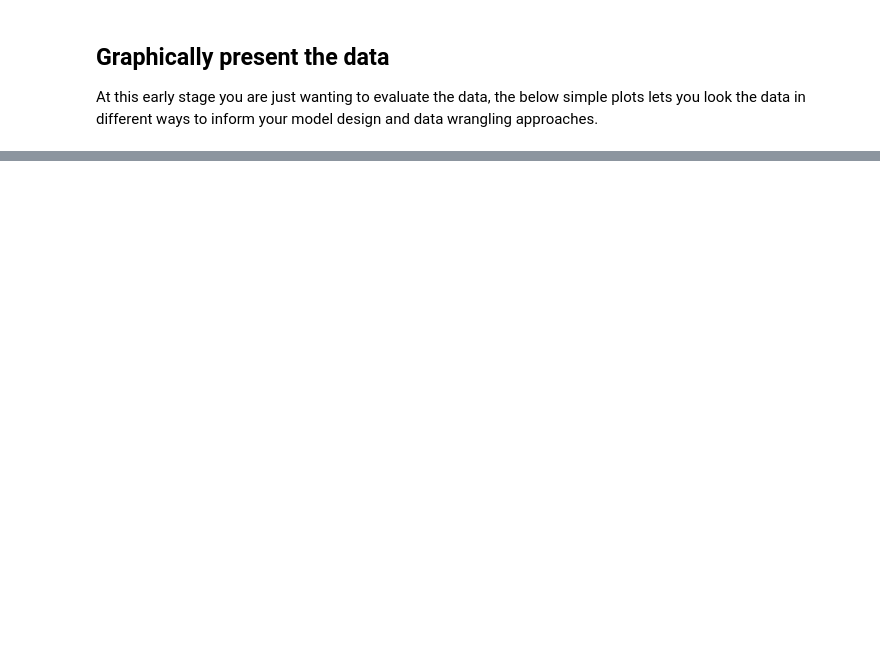
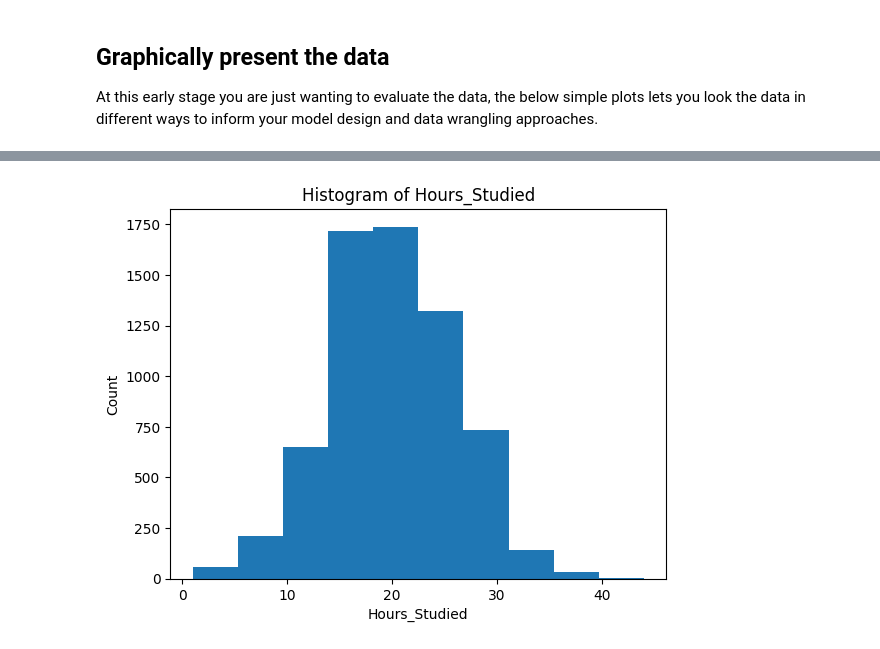
Before and after one commit to TempeHS/2025SE-MaxH-Task2, a Jupyter notebook: 1.Model_Development/1.1.Data_Wrangling/1.1.1.data_preview.ipynb, the cells around one changed output, grey strips where cells are left out. Drawn from its saved outputs; the diff is of its cells as text; code cells hidden in the pictures; blank space fills up the shorter version.

```diff
--- a/1.Model_Development/1.1.Data_Wrangling/1.1.1.data_preview.ipynb
+++ b/1.Model_Development/1.1.Data_Wrangling/1.1.1.data_preview.ipynb
@@ -13,12 +13,11 @@ Load the two required dependencies:
 import numpy as np
 import pandas as pd
 import matplotlib.pyplot as plt
-plt.style.use('../../style_Matplotlib_charts.mplstyle')
 # %% [markdown]
 ## Store the data as a local variable
 The data frame is a Pandas object that structures your tabular data into an appropriate format. It loads the complete data in memory so it is now ready for preprocessing.
 # %%
-data_frame = pd.read_csv("1.1.4.education_income_data.csv")
+data_frame = pd.read_csv("1.1.4.Student_Scores_Data.csv")
 # %% [markdown]
 ## Data Summary
 The info() method call prints a summary of each column, giving you more information about the specific data types, total number of rows, null values and memory usage.
@@ -37,0 +68,9 @@ data_frame.plot()
+# %%
+# Plot a histogram of a column
+plt.hist(data_frame['Hours_Studied'])
+plt.title(f"Histogram of {data_frame['Hours_Studied'].name}")
+plt.ylabel('Count')
+plt.xlabel(f'{data_frame["Hours_Studied"].name}')
+plt.show()
+# %% [output]
+[figure, added]
```
Also changed, not shown: parts of 3 cells of this notebook, 3 other files.
